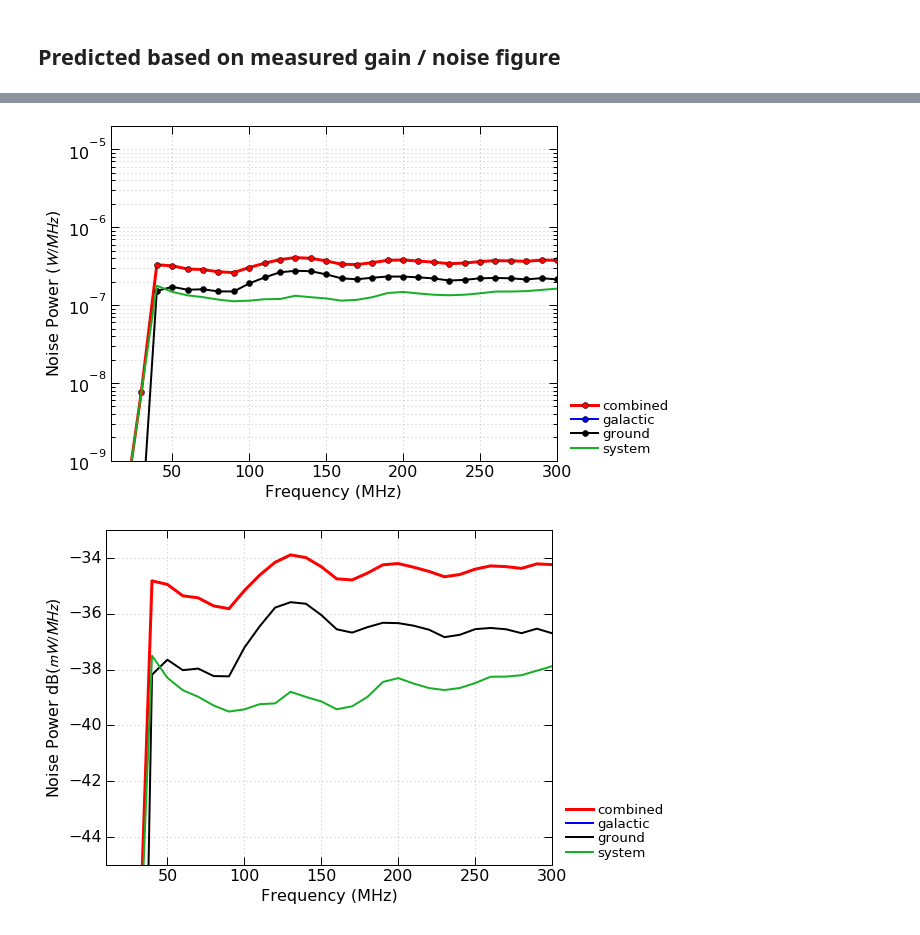
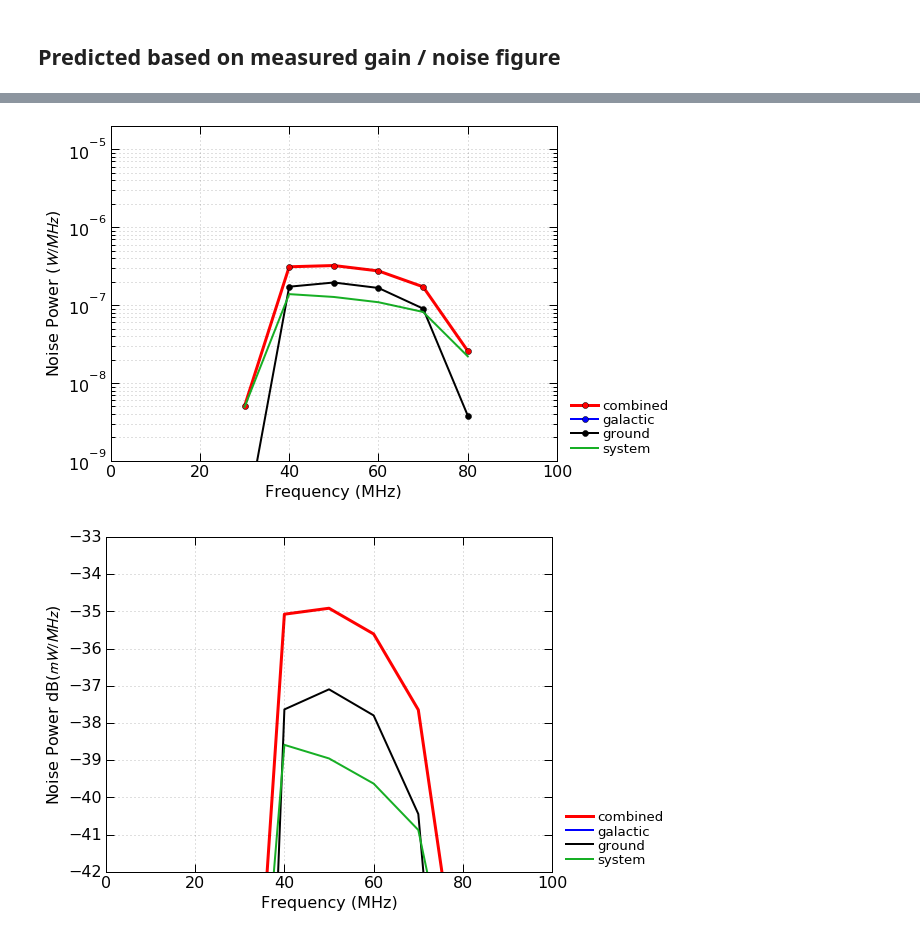
Before and after one commit to swissel/beacon_notebooks, a Jupyter notebook: BEACON Freq Dep Noise Spectra Prediction.ipynb, the cells around one changed output, grey strips where cells are left out. Saved outputs shown, nothing was run; the diff lists cells and outputs as text; code cells hidden in the pictures.

Commit message:
fixed terminated input so it has a matched load

```diff
--- a/BEACON Freq Dep Noise Spectra Prediction.ipynb
+++ b/BEACON Freq Dep Noise Spectra Prediction.ipynb
@@ -476,9 +507,9 @@ pyp.savefig("%s/predicted_spectra_TerminatedInput_Box%d_log_%d-%dMHz_fracsky%1.2
 # %% [markdown]
 ## Predicted based on measured gain / noise figure
 # %%
-boxno = 2
+boxno = 1
 if( boxno == 1):
-    s1_suffix = '-Run7'
+    s1_suffix = '-FMFilter'
     s2_suffix = ''
 elif( boxno == 2):
     s1_suffix = '-25FilterRun2'
@@ -492,7 +541,13 @@ df2 = pd.read_csv('%sStage2-%s-Box%d-10MHzStep%s.txt'%(NFM_dirc,freqband,boxno,
 # %%
-NF_components = np.array(df1.noisefig_dB, df2.noisefig_dB) #Stage 1 and Stage 2
+NF_components = np.array(df1.noisefig_dB)#Stage 1 and Stage 2
 T_components = noiseTemp(NF_components)
 G_components = df1.gain_dB + df1.gain_dB
+
+'''for i in range(len(NF_components)):
+    NF_components[i] = 1.86
+    T_components[i] = noiseTemp(1.86)
+    G_components[i] = 77.83
+'''
 #print G_components
 
 pyp.figure()
@@ -588,14 +700,16 @@ for title in titles:
 
 pyp.legend(loc=[1.01,0])
 pyp.plot(man_Gamma_freq, man_Gamma, 'k', label='Manufacturer')
-pyp.xlim(0,100)
-pyp.title("VPOL")
+pyp.xlim(0,1000)
+pyp.title("HPOL")
 
-title='VHF_ROCK_V64'
+title='VHF_ROCK_H64'
 sparm = read_s2p(ant_dirc + "%s.s2p"%title)
 Gamma= reflection_coefficient_from_s11(sparm.s11dB).values
 Gamma_freq  = sparm.freq/1e6
 
+#pyp.xlim(0,100)
+
 #Gamma = man_Gamma
 #Gamma_freq = man_Gamma_freq
 # %% [output]
@@ -644,40 +758,42 @@ pyp.savefig("%s/predicted_spectra_VHFBicone_Box%d_log_%d-%dMHz_fracsky%1.2f.pdf"
 # %%
-Z_A = 50 * np.divide((1+Gamma),(1-Gamma)) #calculate input impedance from refl. coeff referenced to 50 Ohm
-#Z_A = np.ones(len(G_components))*50
+#Z_A = 50 * np.divide((1+Gamma),(1-Gamma)) #calculate input impedance from refl. coeff referenced to 50 Ohm
+Z_A = np.ones(len(Gamma))*50
 #print Z_A
 
 fmin = 10.
-fmax = 300.
+fmax = 600.
 df = 10.
 frac_sky = 0.0
 
 outfile = '%s/%d-%dMHZ_fracsky%1.2f_TerminatedInput_Box%d.csv'%(outDirc,fmin,fmax, frac_sky, boxno)
 
 # The noise figure, gaiint and antenna impedance are
 # functions of frequency.
 #
 # Set up some linear interpolators to handle the frequency range of interest
 noise_fig_func = interpolate.interp1d( df1.freq_hz/1e6, NF_components)
 gain_func = interpolate.interp1d(df1.freq_hz/1e6, G_components)
 ZA_func = interpolate.interp1d(Gamma_freq,Z_A)
 
 freq = np.arange(fmin, fmax+df, df)
 interp_NF = noise_fig_func(freq)
 interp_Gain = gain_func(freq)
 interp_ZA = ZA_func(freq)
 
 noise_calcs(NF_components = interp_NF, G_components=interp_Gain, fmin=fmin, fmax=fmax, G_A=1.8,
     frac_sky=frac_sky, T_thermal=290.,Z_A=interp_ZA, Z_L=50.,output = outfile)
 
 pyp.figure(1)
+pyp.xlim(0,100)
 pyp.ylim(1e-9, 2e-5)
 pyp.savefig("%s/predicted_spectra_TerminatedInput_Box%d_lin_%d-%dMHz_fracsky%1.2f.pdf"%
             (outDirc,boxno,fmin, fmax, frac_sky),bbox_inches='tight')
 
 pyp.figure(2)
-pyp.ylim(-45, -33)
+pyp.xlim(0,100)
+pyp.ylim(-42, -33)
 pyp.savefig("%s/predicted_spectra_TerminatedInput_Box%d_log_%d-%dMHz_fracsky%1.2f.pdf"%
             (outDirc,boxno,fmin, fmax, frac_sky),bbox_inches='tight')
 # %% [output]
-[figure, old version]
+[figure, new version]
-[figure, old version]
+[figure, new version]
```
Also changed, not shown: parts of 15 cells of this notebook, 7 other files.
